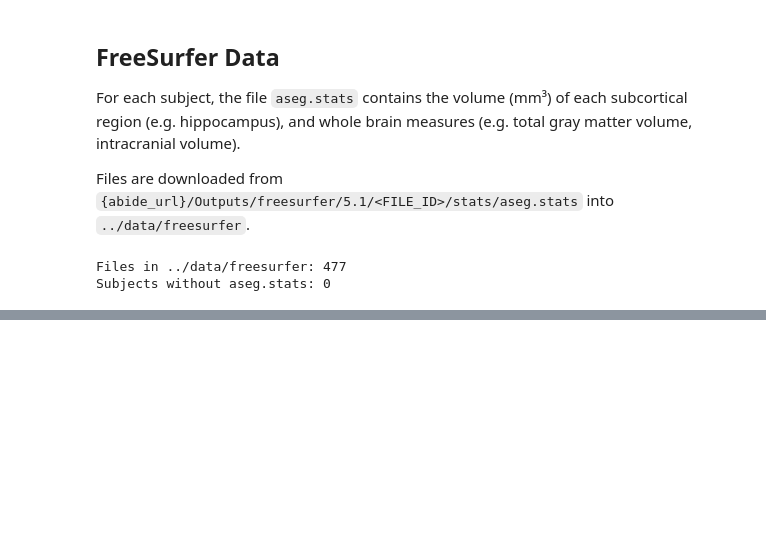
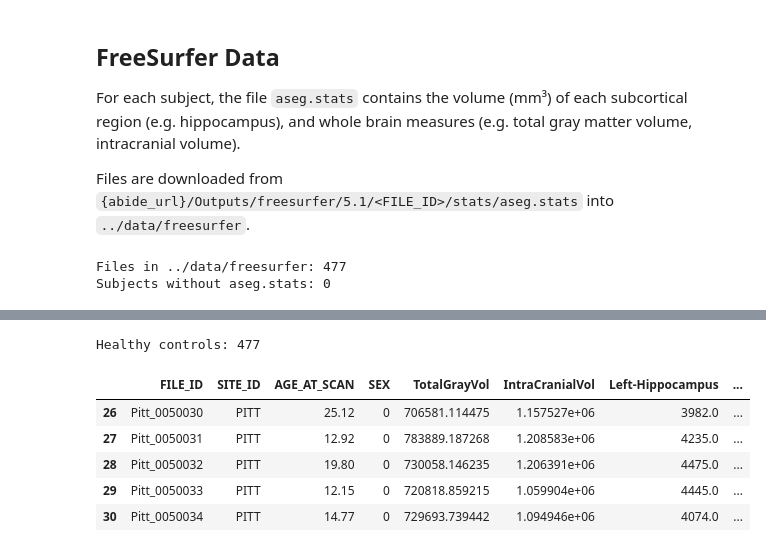
Before and after one commit to Amisor/Deep_NormativeBrain, a Jupyter notebook: notebooks/preprocessing_structural.ipynb, the cells around one changed output, grey strips where cells are left out. Saved outputs shown, nothing was run; the diff lists cells and outputs as text; code cells hidden in the pictures; blank space fills up the shorter version.

Commit message:
preprocessing strucural data

```diff
--- a/notebooks/preprocessing_structural.ipynb
+++ b/notebooks/preprocessing_structural.ipynb
@@ -106,0 +146,47 @@ Subjects without aseg.stats: 0
+# %%
+def read_aseg(path):
+    """
+    Read the volumes of interest from a FreeSurfer aseg.stats file.
+
+    path: path to the aseg.stats file
+    Returns: dictionary with TotalGrayVol, IntraCranialVol, Left-Hippocampus, Right-Hippocampus (mm³)
+    """
+    values = {}
+    with open(path) as f:
+        for line in f:
+            if line.startswith('# Measure'):
+                # e.g. "# Measure TotalGray, TotalGrayVol, Total gray matter volume, 728816.39, mm^3"
+                parts = line.split(', ')
+                if parts[1] in ['TotalGrayVol', 'ICV']:
+                    name = 'IntraCranialVol' if parts[1] == 'ICV' else parts[1]
+                    values[name] = float(parts[3])
+            elif not line.startswith('#'):
+                # e.g. "12  17  3287  3287.0  Left-Hippocampus ..."
+                parts = line.split()
+                if parts[4] in ['Left-Hippocampus', 'Right-Hippocampus']:
+                    values[parts[4]] = float(parts[3])
+    return values
+
+# Loop through on the healthy files
+volumes = [read_aseg(f"{fs_dir}/{file_id}_aseg.stats") for file_id in df['FILE_ID']]
+volumes = pd.DataFrame(volumes, index=df.index)
+volumes['Hippocampus'] = volumes['Left-Hippocampus'] + volumes['Right-Hippocampus']
+# %%
+# Add the volume columns and drop NaNs
+df = pd.concat([df, volumes], axis=1)
+if df.isna().sum().sum() != 0:
+    print("NA records", df.isna().sum())
+    df = df.dropna()
+else:
+    pass
+
+print(f"Healthy controls: {len(df)}")
+df.head()
+# %% [output]
+Healthy controls: 477
+|  | FILE_ID | SITE_ID | AGE_AT_SCAN | SEX | TotalGrayVol | IntraCranialVol | Left-Hippocampus | ... |
+| 26 | Pitt_0050030 | PITT | 25.12 | 0 | 706581.114475 | 1.157527e+06 | 3982.0 | ... |
+| 27 | Pitt_0050031 | PITT | 12.92 | 0 | 783889.187268 | 1.208583e+06 | 4235.0 | ... |
+| 28 | Pitt_0050032 | PITT | 19.80 | 0 | 730058.146235 | 1.206391e+06 | 4475.0 | ... |
+| 29 | Pitt_0050033 | PITT | 12.15 | 0 | 720818.859215 | 1.059904e+06 | 4445.0 | ... |
+| 30 | Pitt_0050034 | PITT | 14.77 | 0 | 729693.739442 | 1.094946e+06 | 4074.0 | ... |
```
Also changed, not shown: parts of 10 cells of this notebook, 2 other files.
